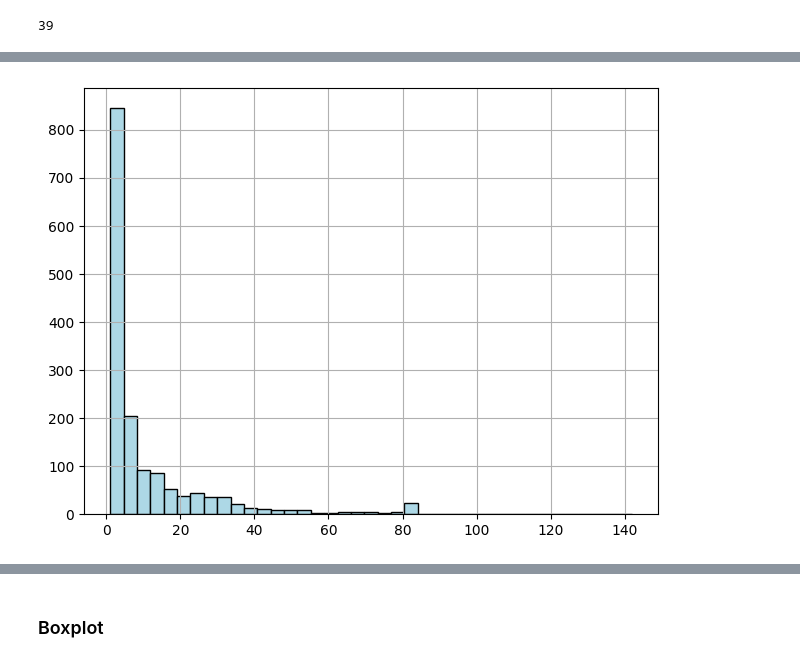
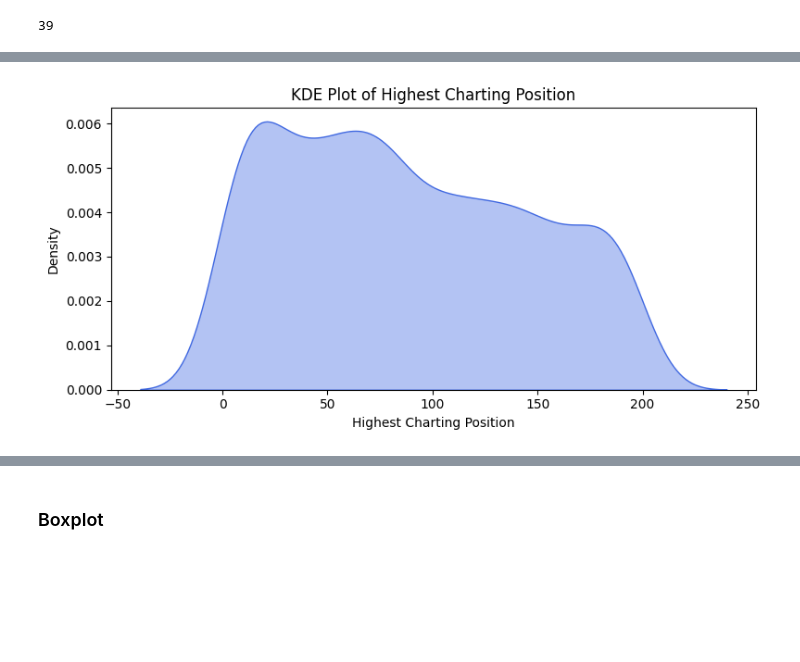
Before and after one commit to ikoghoddds-bit/Data-Science-Portfolio-C21, a Jupyter notebook: Projects/Project-4/Spotify_Pass_2.ipynb, the cells around one changed output, grey strips where cells are left out. Cells and saved outputs as stored; diff of their text form; code cells hidden in the pictures; blank space fills up the shorter version.

```diff
--- a/Projects/Project-4/Spotify_Pass_2.ipynb
+++ b/Projects/Project-4/Spotify_Pass_2.ipynb
@@ -361,9 +352,12 @@ plt.show()
-# %%
-# Plot a histogram showing the distribution of our chosen feature (Number of Times Charted)
-
-df[feature].hist(bins=n, color='lightblue', edgecolor='black')
-
-plt.tight_layout()
-plt.show()
-# %% [output]
-[figure, removed]
+# %%
+# Plot a smoothed KDE curve showing the continuous probability distribution of the target
+
+plt.figure(figsize=(8, 4))
+sns.kdeplot(data=df, x=target, fill=True, color='royalblue', alpha=0.4)
+plt.title('KDE Plot of Highest Charting Position')
+plt.xlabel('Highest Charting Position')
+plt.ylabel('Density')
+plt.tight_layout()
+plt.show()
+# %% [output]
+[figure, added]
```
Also changed, not shown: parts of 19 cells of this notebook.
